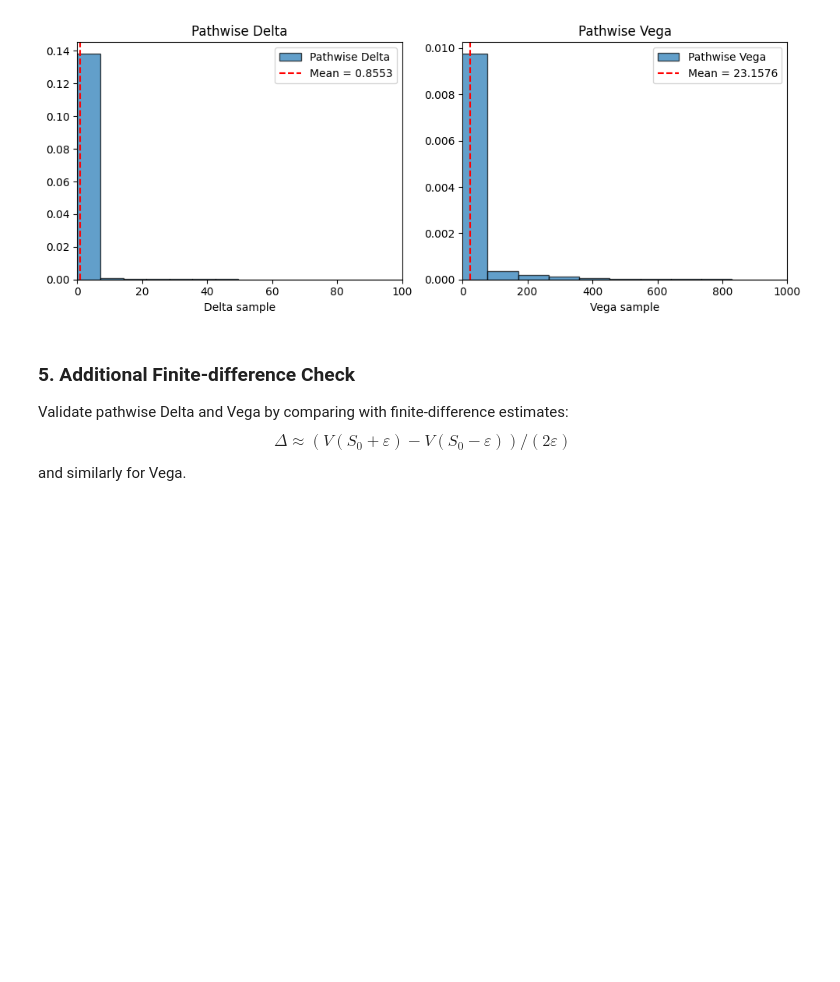
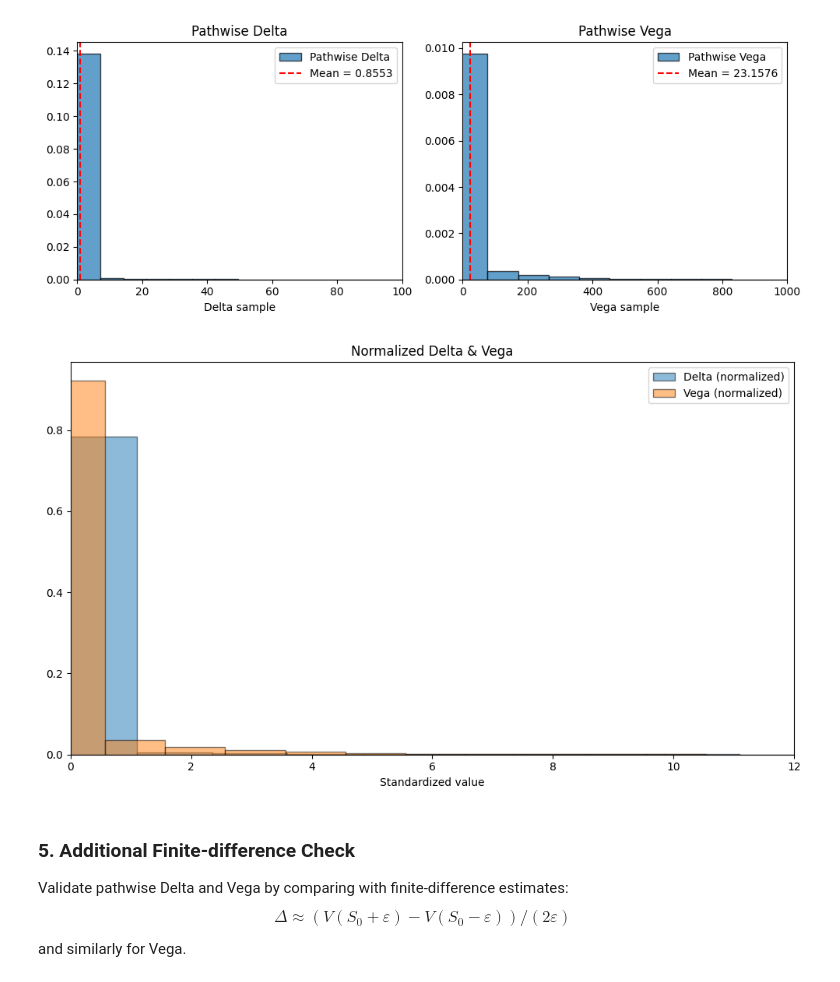
Before and after one commit to AnranSeverac/SimulationMethods, a Jupyter notebook: PART1.ipynb, the cells around one changed output. Saved outputs shown, nothing was run; the diff lists cells and outputs as text; code cells hidden in the pictures; blank space fills up the shorter version.

```diff
--- a/PART1.ipynb
+++ b/PART1.ipynb
@@ -246,6 +246,27 @@ plt.savefig("dist.png")
 plt.show()
 # %% [output]
 [figure]
+# %%
+delta_norm = (delta_samples - delta_samples.mean()) / delta_samples.std()
+vega_norm  = (vega_samples - vega_samples.mean()) / vega_samples.std()
+
+plt.figure(figsize=(10, 6))
+
+plt.hist(delta_norm, bins=50, density=True, alpha=0.5,
+         edgecolor='k', label='Delta (normalized)')
+
+plt.hist(vega_norm, bins=50, density=True, alpha=0.5,
+         edgecolor='k', label='Vega (normalized)')
+
+plt.xlabel('Standardized value')
+plt.title('Normalized Delta & Vega')
+plt.legend()
+plt.xlim(0,12)
+plt.tight_layout()
+plt.savefig("dist1.png")
+plt.show()
+# %% [output]
+[figure, added]
 # %% [markdown]
 ### 5. Additional Finite-difference Check
 Validate pathwise Delta and Vega by comparing with finite-difference estimates:
```
Also changed, not shown: parts of 1 cell of this notebook.
